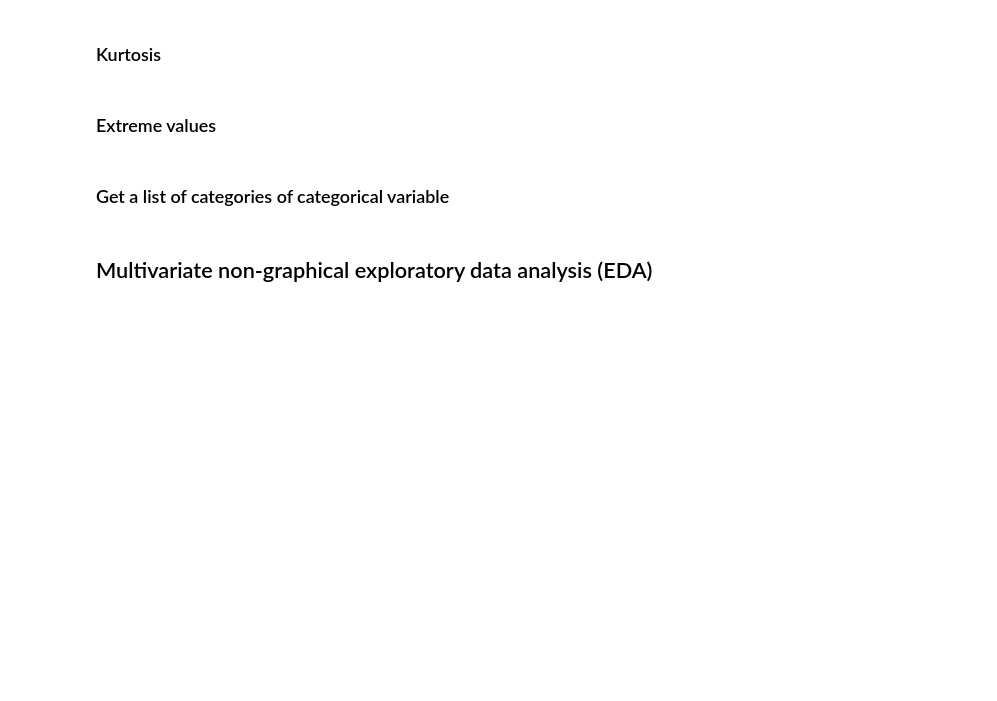
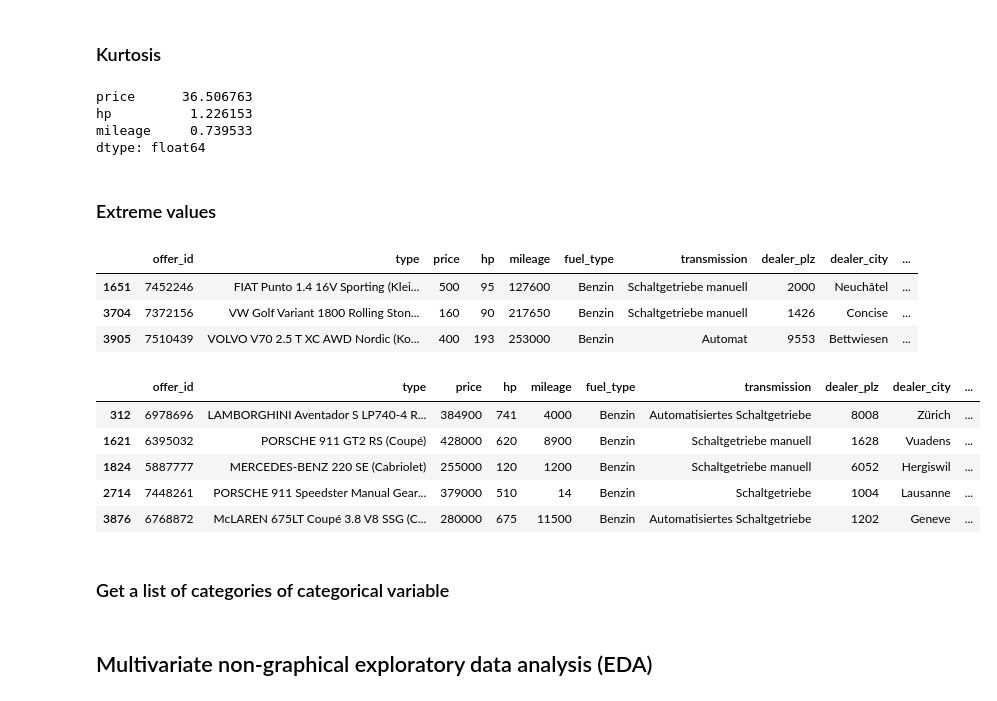
Before and after one commit to migifor-forstmi4/python_exploratory_data_analysis, a Jupyter notebook: exploratory_data_analysis_car_data.ipynb, the cells around one changed output. Saved outputs shown, nothing was run; the diff lists cells and outputs as text; code cells hidden in the pictures; blank space fills up the shorter version.

```diff
--- a/exploratory_data_analysis_car_data.ipynb
+++ b/exploratory_data_analysis_car_data.ipynb
@@ -162,2 +165,12 @@ area: count: 3971 min: 1 max: 370000 mean: 92952.4 median: 83500.0 std: 61098.0
+# %%
+# Show kurtosis of selected variables
+df[['price', 'hp', 'mileage']].kurtosis()
+
+#die Kurtosis beschreibt die Wölbung einer Wahrscheinlichkeitsverteilung im Vergleich zu einer Normalverteilung.
+# %% [output]
+price      36.506763
+hp          1.226153
+mileage     0.739533
+dtype: float64
 # %% [markdown]
 ### Extreme values
@@ -168,3 +177,25 @@ area: count: 3971 min: 1 max: 370000 mean: 92952.4 median: 83500.0 std: 61098.0
+# %%
+# Low costs cars
+df[df['price'] <=500]
+
+#mit dieser Funktion werden alle Autos mit einem Preis von weniger als oder gleich 500 angezeigt
+# %% [output]
+|  | offer_id | type | price | hp | mileage | fuel_type | transmission | dealer_plz | dealer_city | ... |
+| 1651 | 7452246 | FIAT Punto 1.4 16V Sporting (Klei... | 500 | 95 | 127600 | Benzin | Schaltgetriebe manuell | 2000 | Neuchâtel | ... |
+| 3704 | 7372156 | VW Golf Variant 1800 Rolling Ston... | 160 | 90 | 217650 | Benzin | Schaltgetriebe manuell | 1426 | Concise | ... |
+| 3905 | 7510439 | VOLVO V70 2.5 T XC AWD Nordic (Ko... | 400 | 193 | 253000 | Benzin | Automat | 9553 | Bettwiesen | ... |
+# %%
+# Very expansive cars
+df[df['price'] >=250000]
+
+#mit dieser Funktion werden alle Autos mit einem Preis von mehr als oder gleich 250000 angezeigt
+# %% [output]
+|  | offer_id | type | price | hp | mileage | fuel_type | transmission | dealer_plz | dealer_city | ... |
+| 312 | 6978696 | LAMBORGHINI Aventador S LP740-4 R... | 384900 | 741 | 4000 | Benzin | Automatisiertes Schaltgetriebe | 8008 | Zürich | ... |
+| 1621 | 6395032 | PORSCHE 911 GT2 RS (Coupé) | 428000 | 620 | 8900 | Benzin | Schaltgetriebe manuell | 1628 | Vuadens | ... |
+| 1824 | 5887777 | MERCEDES-BENZ 220 SE (Cabriolet) | 255000 | 120 | 1200 | Benzin | Schaltgetriebe manuell | 6052 | Hergiswil | ... |
+| 2714 | 7448261 | PORSCHE 911 Speedster Manual Gear... | 379000 | 510 | 14 | Benzin | Schaltgetriebe | 1004 | Lausanne | ... |
+| 3876 | 6768872 | McLAREN 675LT Coupé 3.8 V8 SSG (C... | 280000 | 675 | 11500 | Benzin | Automatisiertes Schaltgetriebe | 1202 | Geneve | ... |
 # %% [markdown]
 ### Get a list of categories of categorical variable
 # %%
```
Also changed, not shown: parts of 4 cells of this notebook.
